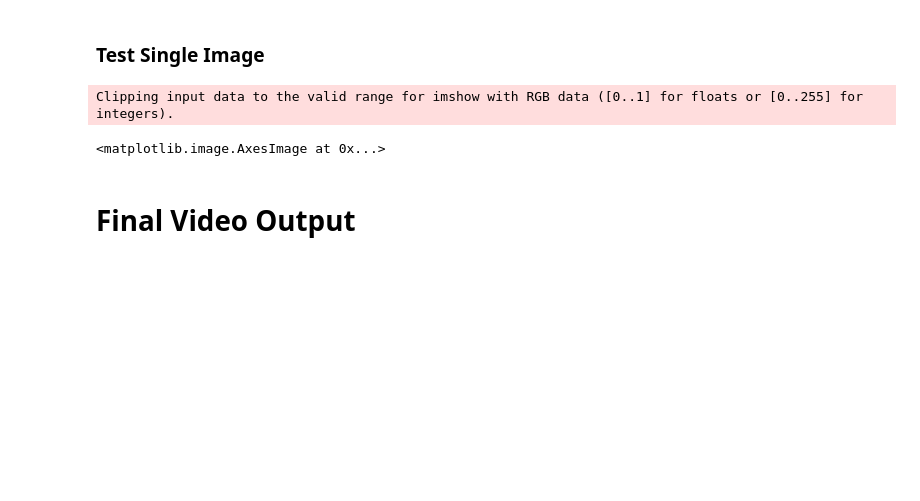
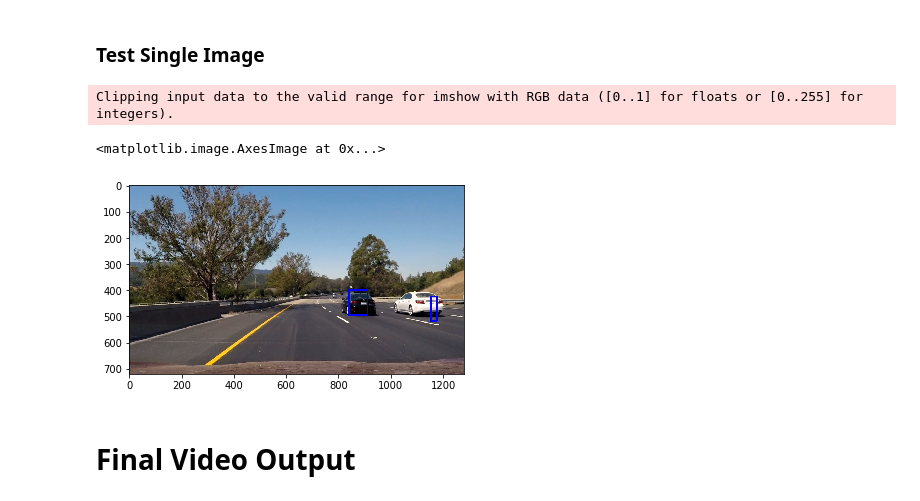
Before and after one commit to ultrakapy/CarND-Vehicle-Detection, a Jupyter notebook: P5.ipynb, the cells around one changed output. Cells and saved outputs as stored; diff of their text form; code cells hidden in the pictures; blank space fills up the shorter version.

Commit message:
Use find_cars method

```diff
--- a/P5.ipynb
+++ b/P5.ipynb
@@ -622,24 +698,27 @@ notcars = []
 for notcar_img in notcar_images:
     notcars.append(notcar_img)
 
+#print(len(cars))
+#print(len(notcars))
+
 # Reduce the sample size because
 # The quiz evaluator times out after 13s of CPU time
-sample_size = 10000
+sample_size = min(len(cars), len(notcars)) - 1
 cars = cars[0:sample_size]
 notcars = notcars[0:sample_size]
 
 ### TODO: Tweak these parameters and see how the results change.
-color_space = 'LUV' # Can be RGB, HSV, LUV, HLS, YUV, YCrCb
+color_space = 'YCrCb' # Can be RGB, HSV, LUV, HLS, YUV, YCrCb
 orient = 9  # HOG orientations
-pix_per_cell = 16#8 # HOG pixels per cell
+pix_per_cell = 8 # HOG pixels per cell
 cell_per_block = 2 # HOG cells per block
 hog_channel = "ALL" # Can be 0, 1, 2, or "ALL"
-spatial_size = (16, 16) # Spatial binning dimensions
-hist_bins = 512#16    # Number of histogram bins
+spatial_size = (32, 32) # Spatial binning dimensions
+hist_bins = 32#16    # Number of histogram bins
 spatial_feat = True # Spatial features on or off
 hist_feat = True # Histogram features on or off
 hog_feat = True # HOG features on or off
-y_start_stop = [350, 700] # Min and max in y to search in slide_window()
+y_start_stop = [400, 670] # Min and max in y to search in slide_window()
 
 car_features = extract_features(cars, color_space=color_space,
                         spatial_size=spatial_size, hist_bins=hist_bins,
@@ -730,39 +809,42 @@ def draw_labeled_bboxes(img, labels):
 # %%
 image = mpimg.imread('test_images/test6.jpg')
 draw_image = np.copy(image)
 
 # Uncomment the following line if you extracted training
 # data from .png images (scaled 0 to 1 by mpimg) and the
 # image you are searching is a .jpg (scaled 0 to 255)
 image = image.astype(np.float32)/255
 
 windows = slide_window(image, x_start_stop=[None, None], y_start_stop=y_start_stop,
                     xy_window=(96, 96), xy_overlap=(0.5, 0.5))
 
-hot_windows = search_windows(image, windows, svc, X_scaler, color_space=color_space,
-                        spatial_size=spatial_size, hist_bins=hist_bins,
-                        orient=orient, pix_per_cell=pix_per_cell,
-                        cell_per_block=cell_per_block,
-                        hog_channel=hog_channel, spatial_feat=spatial_feat,
-                        hist_feat=hist_feat, hog_feat=hog_feat)
-
+#hot_windows = search_windows(image, windows, svc, X_scaler, color_space=color_space,
+#                        spatial_size=spatial_size, hist_bins=hist_bins,
+#                        orient=orient, pix_per_cell=pix_per_cell,
+#                        cell_per_block=cell_per_block,
+#                        hog_channel=hog_channel, spatial_feat=spatial_feat,
+#                        hist_feat=hist_feat, hog_feat=hog_feat)
+scale = 1.5
+hot_windows = find_cars(draw_image, y_start_stop[0], y_start_stop[1], scale, svc, X_scaler, orient, pix_per_cell, cell_per_block, spatial_size, hist_bins)
+#print(hot_windows)
 ### Apply heatmap
 heat = np.zeros_like(image[:,:,0]).astype(np.float)
 # Add heat to each box in box list
 heat = add_heat(heat,hot_windows)
 # Apply threshold to help remove false positives
-heat = apply_threshold(heat,1)
+heat = apply_threshold(heat,3)
 # Visualize the heatmap when displaying
 heatmap = np.clip(heat, 0, 255)
 # Find final boxes from heatmap using label function
 labels = label(heatmap)
 window_img = draw_labeled_bboxes(np.copy(image), labels)
 #window_img = draw_boxes(draw_image, hot_windows, color=(0, 0, 255), thick=6)
 
 plt.imshow(window_img)
 # %% [output]
 Clipping input data to the valid range for imshow with RGB data ([0..1] for floats or [0..255] for integers).
 <matplotlib.image.AxesImage at 0x...>
+[figure, added]
 # %%
 def vehicle_detection_pipeline(image):
     draw_image = np.copy(image)
```
Also changed, not shown: parts of 4 cells of this notebook.
